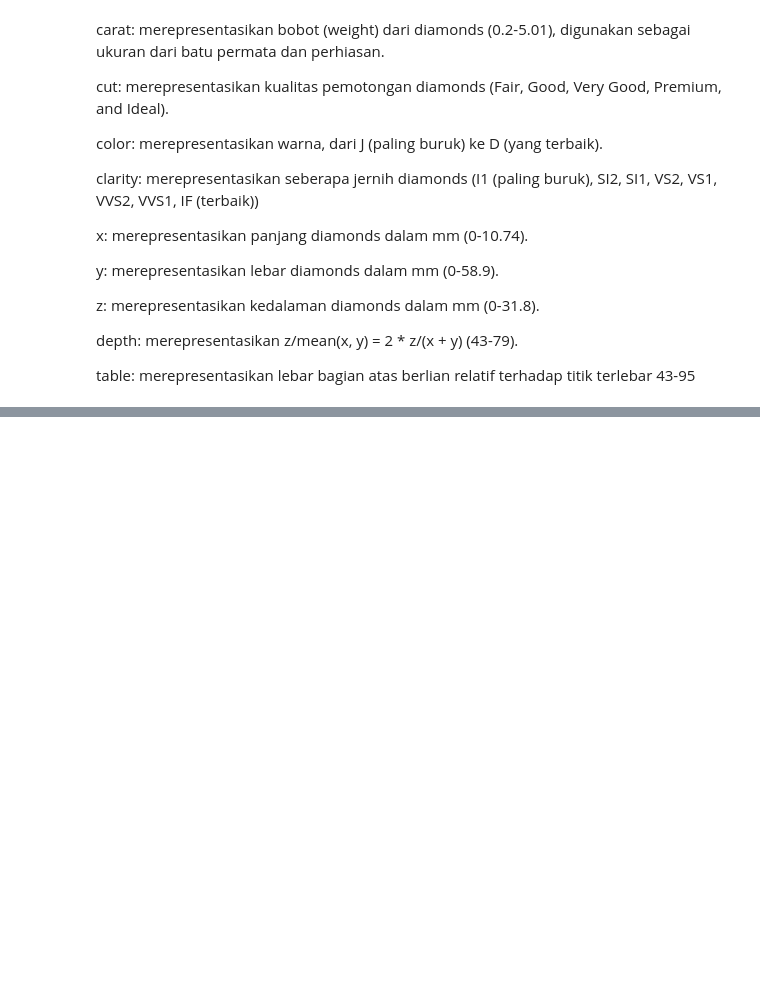
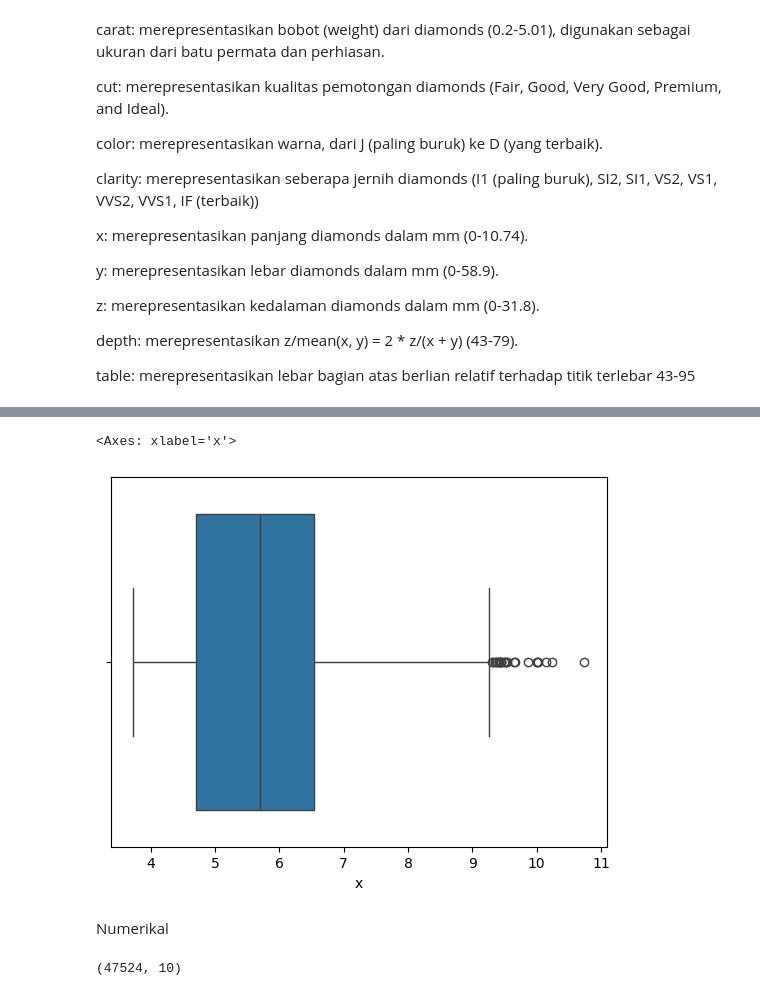
Before and after one commit to LouisVoterra/machinel-learning-terapan, a Jupyter notebook: Predictive Analysis/diamondPredictionAnalysis.ipynb, the cells around one changed output, grey strips where cells are left out. Cells and saved outputs as stored; diff of their text form; code cells hidden in the pictures; blank space fills up the shorter version.

```diff
--- a/Predictive Analysis/diamondPredictionAnalysis.ipynb
+++ b/Predictive Analysis/diamondPredictionAnalysis.ipynb
@@ -64,0 +157,22 @@ table: merepresentasikan lebar bagian atas berlian relatif terhadap titik terleb
+# %%
+sns.boxplot(x=diamonds['x'])
+# %% [output]
+<Axes: xlabel='x'>
+[figure, added]
+# %% [markdown]
+Numerikal
+# %%
+numeric_cols = diamonds.select_dtypes(include='number').columns #menggunakan select_dtypes untuk memilih kolom numerikal dan menggunakan .columns untuk menyimpan nama kolom
+# Hitung Q1, Q3, dan IQR hanya untuk kolom numerikal
+Q1 = diamonds[numeric_cols].quantile(0.25)
+Q3 = diamonds[numeric_cols].quantile(0.75)
+IQR = Q3 - Q1
+# Buat filter untuk menghapus baris yang mengandung outlier di kolom numerikal
+filter_outliers = ~((diamonds[numeric_cols] < (Q1 - 1.5 * IQR)) |
+                    (diamonds[numeric_cols] > (Q3 + 1.5 * IQR))).any(axis=1)
+# Terapkan filter ke dataset asli (termasuk kolom non-numerikal)
+diamonds = diamonds[filter_outliers]
+# Cek ukuran dataset setelah outlier dihapus
+diamonds.shape
+# %% [output]
+(47524, 10)
```
Also changed, not shown: parts of 45 cells of this notebook.
